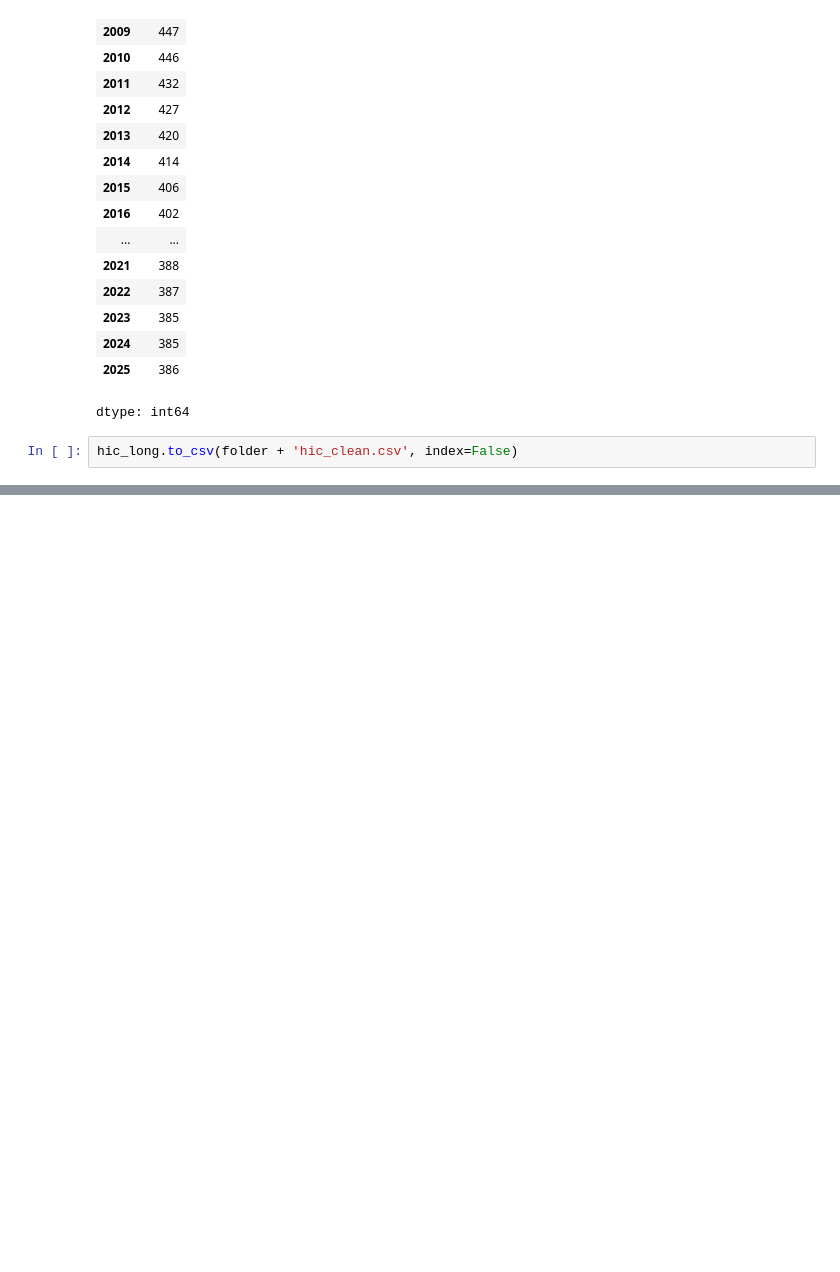
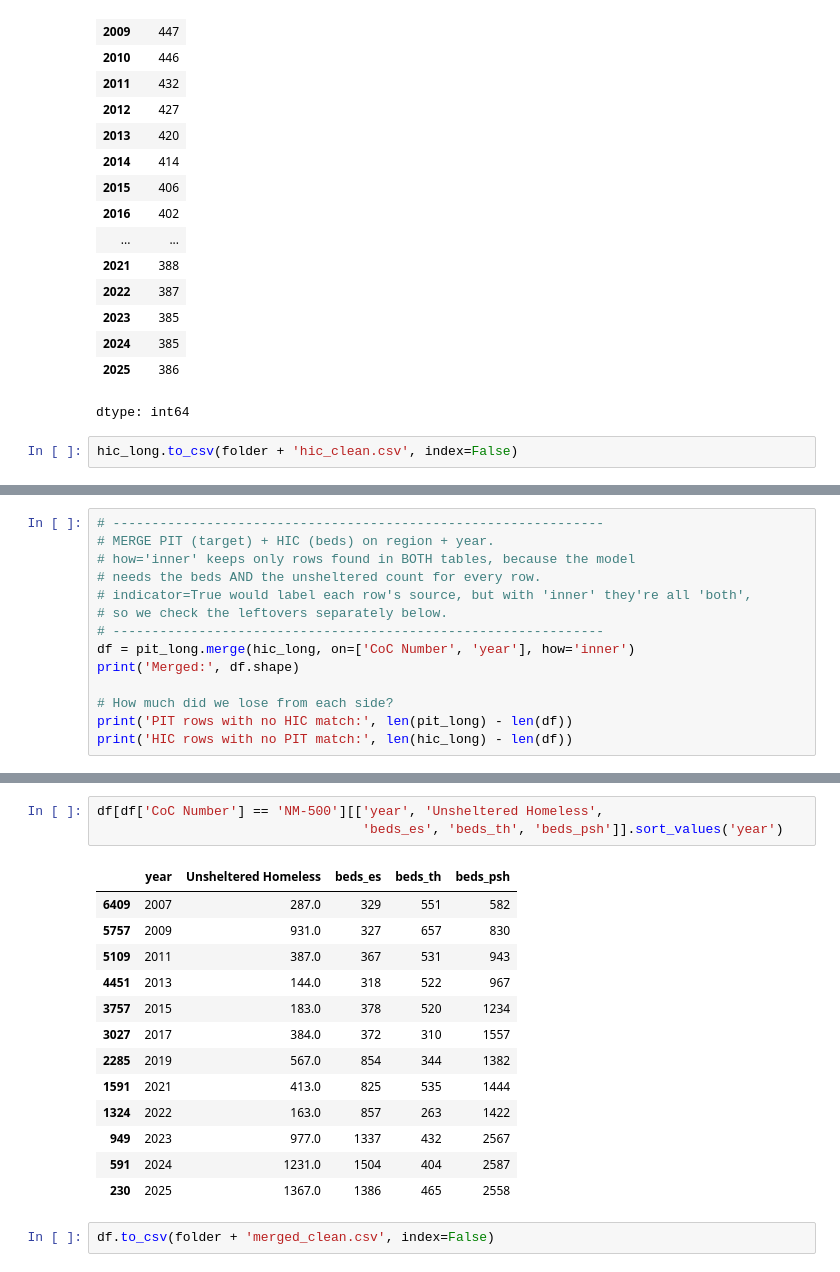
Before and after one commit to hmsealy/Capstone-Data-science-Class-, a Jupyter notebook: homeless.ipynb, the cells around one changed output, grey strips where cells are left out. Drawn from its saved outputs; the diff is of its cells as text; blank space fills up the shorter version.

Commit message:
finished data cleaning-maybe

```diff
--- a/homeless.ipynb
+++ b/homeless.ipynb
@@ -641,0 +669,14 @@ hic_long.to_csv(folder + 'hic_clean.csv', index=False)
+# %%
+# ---------------------------------------------------------------
+# MERGE PIT (target) + HIC (beds) on region + year.
+# how='inner' keeps only rows found in BOTH tables, because the model
+# needs the beds AND the unsheltered count for every row.
+# indicator=True would label each row's source, but with 'inner' they're all 'both',
+# so we check the leftovers separately below.
+# ---------------------------------------------------------------
+df = pit_long.merge(hic_long, on=['CoC Number', 'year'], how='inner')
+print('Merged:', df.shape)
+
+# How much did we lose from each side?
+print('PIT rows with no HIC match:', len(pit_long) - len(df))
+print('HIC rows with no PIT match:', len(hic_long) - len(df))
@@ -641,0 +707,19 @@ hic_long.to_csv(folder + 'hic_clean.csv', index=False)
+# %%
+df[df['CoC Number'] == 'NM-500'][['year', 'Unsheltered Homeless',
+                                  'beds_es', 'beds_th', 'beds_psh']].sort_values('year')
+# %% [output]
+|  | year | Unsheltered Homeless | beds_es | beds_th | beds_psh |
+| 6409 | 2007 | 287.0 | 329 | 551 | 582 |
+| 5757 | 2009 | 931.0 | 327 | 657 | 830 |
+| 5109 | 2011 | 387.0 | 367 | 531 | 943 |
+| 4451 | 2013 | 144.0 | 318 | 522 | 967 |
+| 3757 | 2015 | 183.0 | 378 | 520 | 1234 |
+| 3027 | 2017 | 384.0 | 372 | 310 | 1557 |
+| 2285 | 2019 | 567.0 | 854 | 344 | 1382 |
+| 1591 | 2021 | 413.0 | 825 | 535 | 1444 |
+| 1324 | 2022 | 163.0 | 857 | 263 | 1422 |
+| 949 | 2023 | 977.0 | 1337 | 432 | 2567 |
+| 591 | 2024 | 1231.0 | 1504 | 404 | 2587 |
+| 230 | 2025 | 1367.0 | 1386 | 465 | 2558 |
+# %%
+df.to_csv(folder + 'merged_clean.csv', index=False)
```
Also changed, not shown: parts of 3 cells of this notebook.
